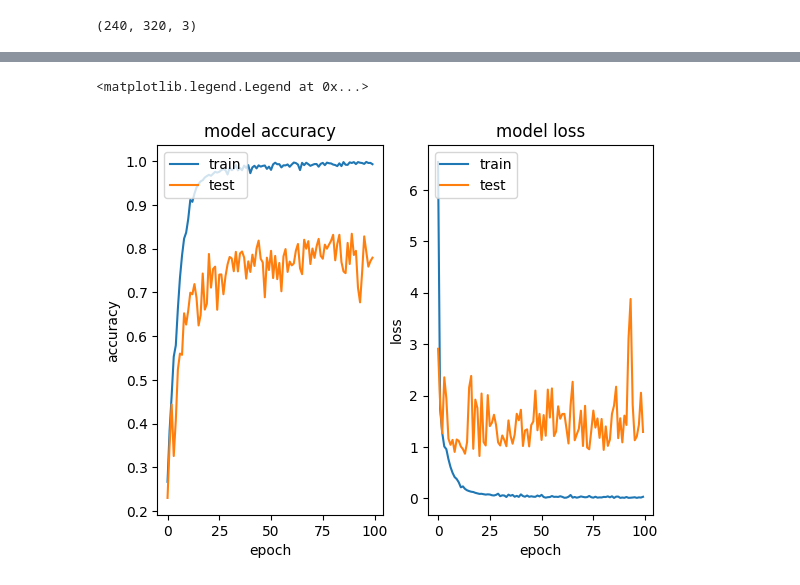
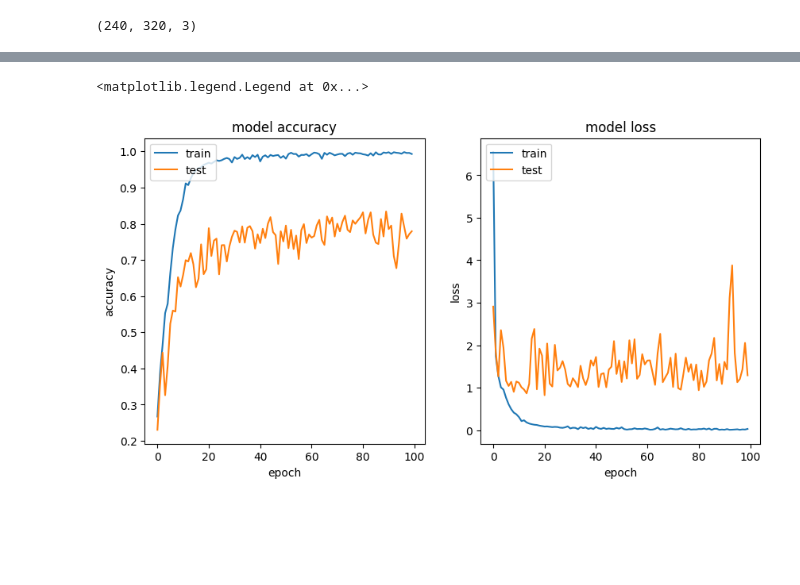
Before and after one commit to EdinK48/Resnet50_Leukocyte_Classification, a Jupyter notebook: ResNet50.ipynb, the cells around one changed output, grey strips where cells are left out. Drawn from its saved outputs; the diff is of its cells as text; code cells hidden in the pictures; blank space fills up the shorter version.

```diff
--- a/ResNet50.ipynb
+++ b/ResNet50.ipynb
@@ -307,21 +307,23 @@ Epoch 100/100
 # %%
 # Display the accuracy and loss for each epoch
 import matplotlib.pyplot as plt
 fig, ax = plt.subplots(1,2)
+fig.set_figheight(5)
+fig.set_figwidth(10)
 ax[0].plot(history.history['accuracy'])
 ax[0].plot(history.history['val_accuracy'])
 ax[0].title.set_text('model accuracy')
 ax[0].set_ylabel('accuracy')
 ax[0].set_xlabel('epoch')
 ax[0].legend(['train', "test"], loc='upper left')
 
 
 ax[1].plot(history.history['loss'])
 ax[1].plot(history.history['val_loss'])
 ax[1].title.set_text('model loss')
 ax[1].set_ylabel('loss')
 ax[1].set_xlabel('epoch')
 ax[1].legend(['train', "test"], loc='upper left')
 # %% [output]
 <matplotlib.legend.Legend at 0x...>
-[figure, old version]
+[figure, new version]
```
